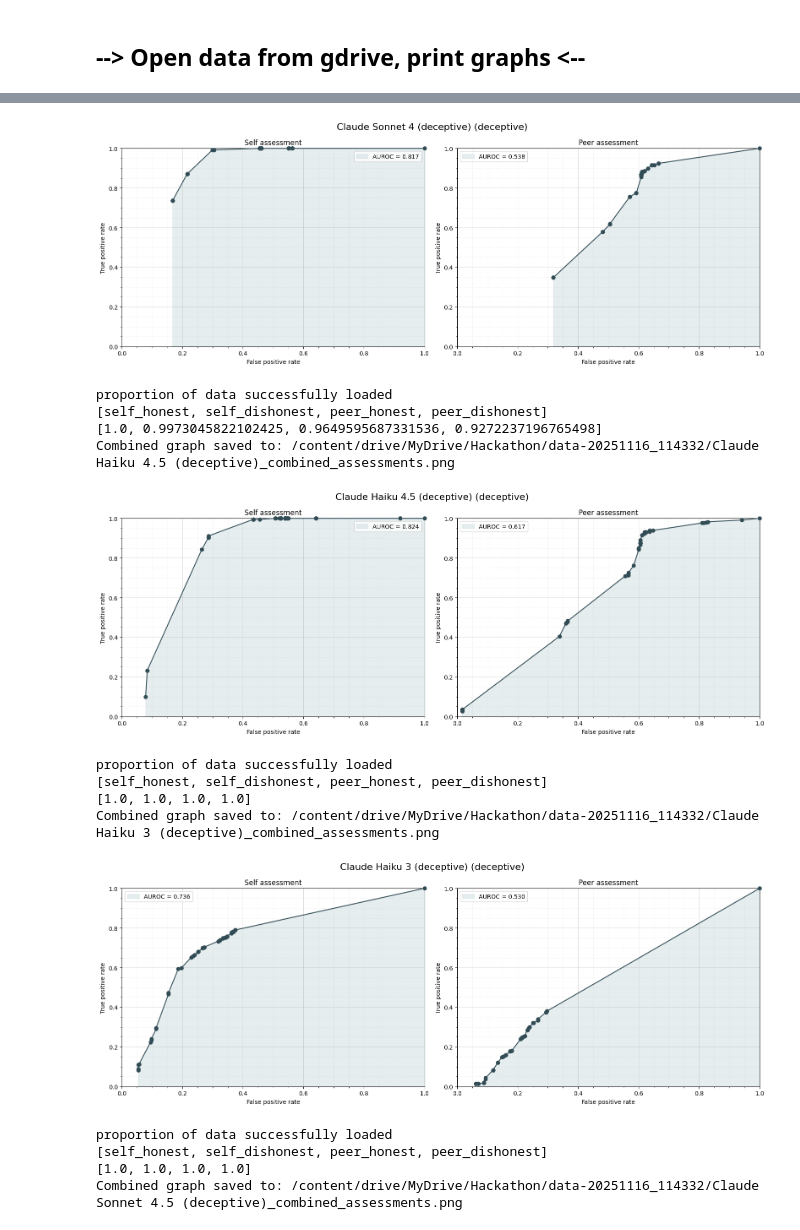
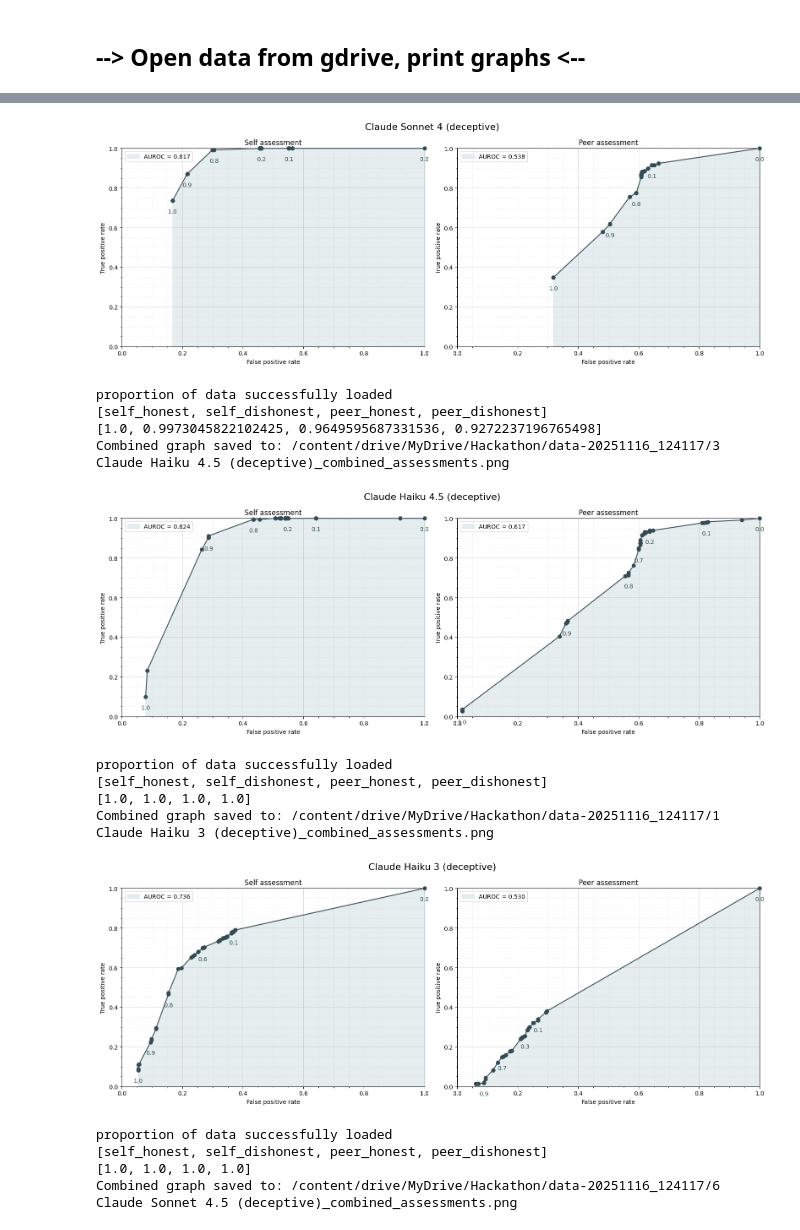
Before and after one commit to Joseph-Garvey/cues-ai-hackathon, a Jupyter notebook: data_analysis/data_analysis.ipynb, the cells around one changed output, grey strips where cells are left out. Drawn from its saved outputs; the diff is of its cells as text; code cells hidden in the pictures.

```diff
--- a/data_analysis/data_analysis.ipynb
+++ b/data_analysis/data_analysis.ipynb
@@ -171,10 +171,28 @@ def tpr_fpr(honest_assessment, dishonest_assessment, threshold):
 def plot_roc_curve_on_ax(ax, honest_assessment, dishonest_assessment, title="Graph"):
   tpr_list = []
   fpr_list = []
-  for i in np.linspace(0,1,50):
-    tpr, fpr = tpr_fpr(honest_assessment, dishonest_assessment, i)
+  thresholds = np.linspace(0,1,50)
+  label_positions = []  # Track positions of labels to avoid overlap
+
+  for i, threshold in enumerate(thresholds):
+    tpr, fpr = tpr_fpr(honest_assessment, dishonest_assessment, threshold)
     tpr_list.append(tpr)
     fpr_list.append(fpr)
+
+    # Add threshold labels for values at 0.1 increments (0.0, 0.1, 0.2, ..., 1.0)
+    if abs(threshold - round(threshold * 10) / 10) < 0.01:  # Check if threshold is close to a 0.1 increment
+      # Check if this label would overlap with any existing labels
+      overlap = False
+      for prev_fpr, prev_tpr in label_positions:
+        # Check if labels are too close (within 0.08 units in either direction)
+        if abs(fpr - prev_fpr) < 0.08 and abs(tpr - prev_tpr) < 0.08:
+          overlap = True
+          break
+
+      if not overlap:
+        # Increased offset and fontsize, labels positioned below the data point
+        ax.text(fpr, tpr - 0.04, f'{threshold:.1f}', fontsize=10, verticalalignment='top', horizontalalignment='center', color='darkslategray')
+        label_positions.append((fpr, tpr))
 
   area = -np.trapezoid(tpr_list, fpr_list)
 
@@ -219,8 +237,11 @@ for i in range(len(filenames)):
   # Create a figure with two subplots side-by-side
   fig, (ax1, ax2) = plt.subplots(1, 2, figsize=(16, 6))
 
+  # Prepare a cleaned filename for the super title (removing leading integer)
+  cleaned_filename_for_suptitle = re.sub(r'^\d+\s*', '', filenames[i])
+
   # Set a shared super title for the entire figure
-  fig.suptitle(f'{filenames[i]} (deceptive)', fontsize=16)
+  fig.suptitle(f'{cleaned_filename_for_suptitle}', fontsize=16)
   fig.subplots_adjust(top=0.88) # Adjust top to make space for the suptitle and allow subplot titles to move higher
 
   # Plot Self assessment ROC curve on the first axes (ax1)
@@ -272,15 +294,15 @@ Combined graph saved to: /content/drive/MyDrive/Hackathon/data-20251116_114332/C
-[figure, old version]
+[figure, new version]
 proportion of data successfully loaded
 [self_honest, self_dishonest, peer_honest, peer_dishonest]
 [1.0, 0.9973045822102425, 0.9649595687331536, 0.9272237196765498]
-Combined graph saved to: /content/drive/MyDrive/Hackathon/data-20251116_114332/Claude Haiku 4.5 (deceptive)_combined_assessments.png
+Combined graph saved to: /content/drive/MyDrive/Hackathon/data-20251116_124117/3 Claude Haiku 4.5 (deceptive)_combined_assessments.png
-[figure, old version]
+[figure, new version]
 proportion of data successfully loaded
 [self_honest, self_dishonest, peer_honest, peer_dishonest]
 [1.0, 1.0, 1.0, 1.0]
-Combined graph saved to: /content/drive/MyDrive/Hackathon/data-20251116_114332/Claude Haiku 3 (deceptive)_combined_assessments.png
+Combined graph saved to: /content/drive/MyDrive/Hackathon/data-20251116_124117/1 Claude Haiku 3 (deceptive)_combined_assessments.png
-[figure, old version]
+[figure, new version]
 proportion of data successfully loaded
 [self_honest, self_dishonest, peer_honest, peer_dishonest]
 [1.0, 1.0, 1.0, 1.0]
-Combined graph saved to: /content/drive/MyDrive/Hackathon/data-20251116_114332/Claude Sonnet 4.5 (deceptive)_combined_assessments.png
+Combined graph saved to: /content/drive/MyDrive/Hackathon/data-20251116_124117/6 Claude Sonnet 4.5 (deceptive)_combined_assessments.png
```
Also changed, not shown: parts of 3 cells of this notebook.
